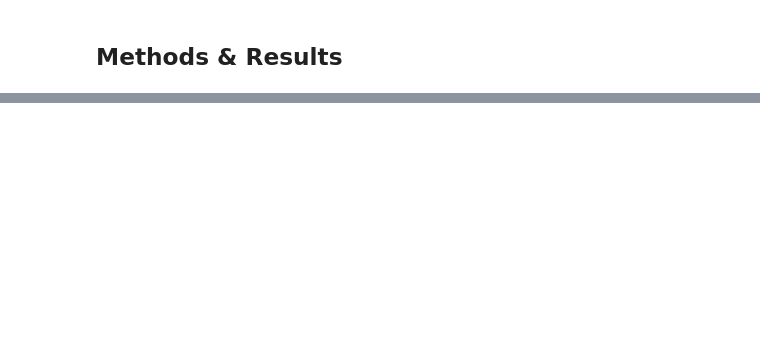
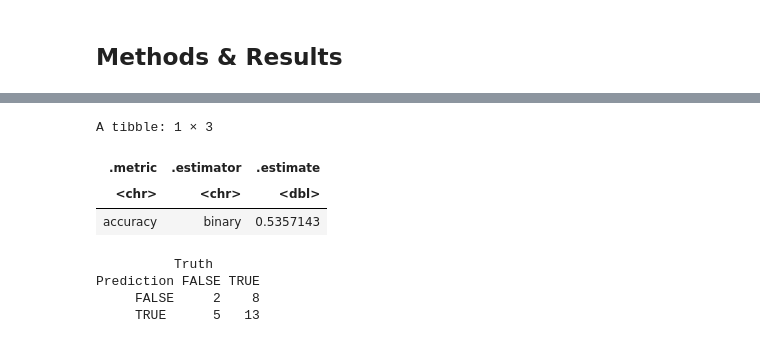
Before and after one commit to shk-am/dsci100-project, a Jupyter notebook: project_report.ipynb, the cells around one changed output, grey strips where cells are left out. Drawn from its saved outputs; the diff is of its cells as text; code cells hidden in the pictures; blank space fills up the shorter version.

```diff
--- a/project_report.ipynb
+++ b/project_report.ipynb
@@ -133,0 +130,32 @@ A tibble: 2 × 7
+# %%
+player_spec <- nearest_neighbor(weight_func = "rectangular", neighbors = 9) |>
+    set_engine("kknn") |>
+    set_mode("classification")
+
+player_fit <- workflow() |>
+    add_recipe(player_recipe) |>
+    add_model(player_spec) |>
+    fit(data = player_training)
+
+player_predictions <- predict(player_fit, player_testing) |>
+    bind_cols(player_testing)
+
+player_model_accuracies <- player_predictions |>
+    metrics(truth = subscribe, estimate = .pred_class) |>
+    filter(.metric == "accuracy")
+
+player_model_accuracies
+
+player_confusion <- player_predictions |>
+    conf_mat(truth = subscribe, estimate = .pred_class)
+
+player_confusion
+# %% [output]
+A tibble: 1 × 3
+| .metric | .estimator | .estimate |
+| <chr> | <chr> | <dbl> |
+| accuracy | binary | 0.5357143 |
+          Truth
+Prediction FALSE TRUE
+     FALSE     2    8
+     TRUE      5   13
```
Also changed, not shown: parts of 10 cells of this notebook.
